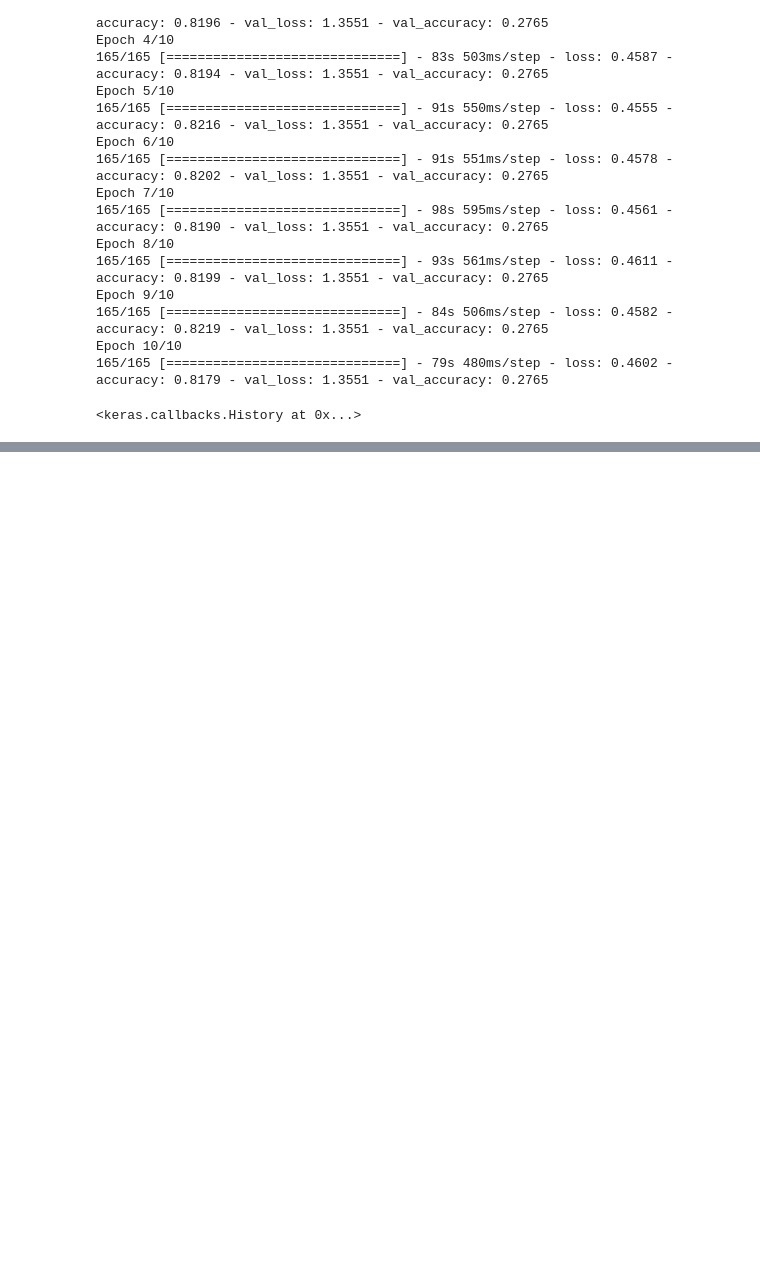
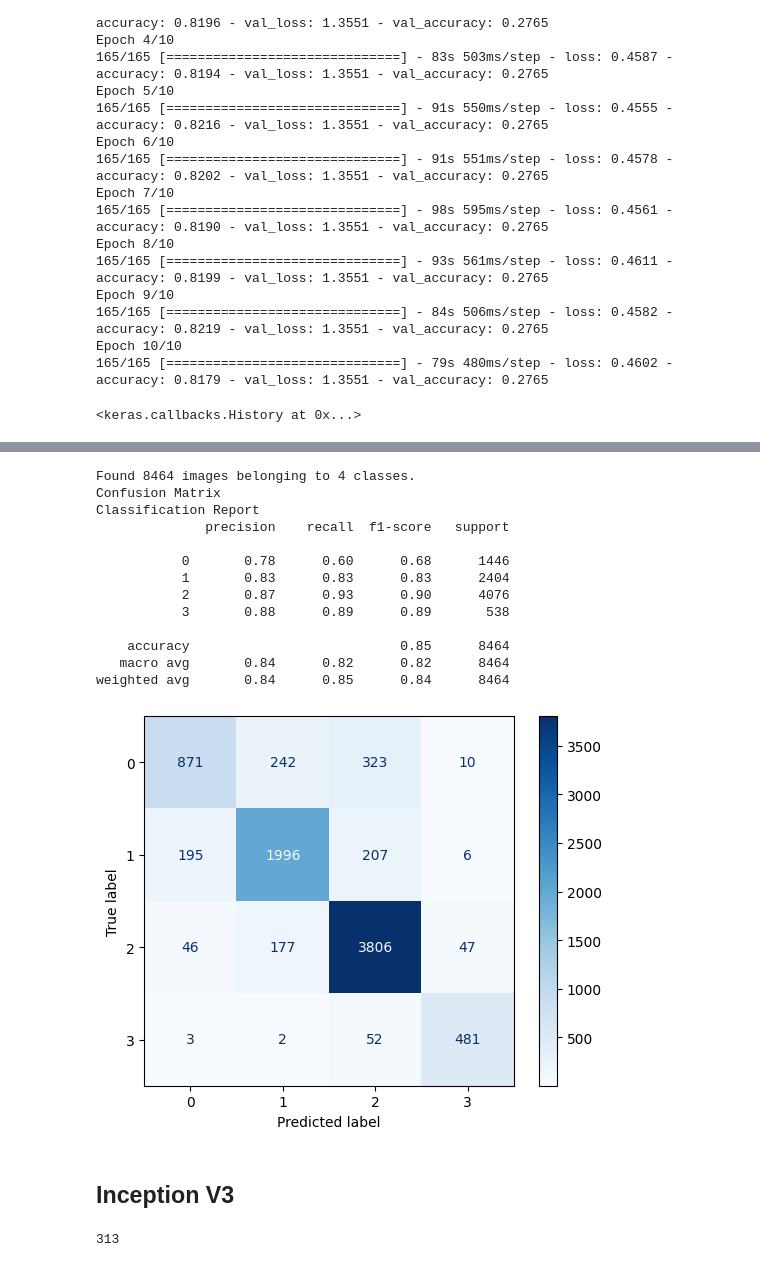
Before and after one commit to mmelkowski/radio_pulmo, a Jupyter notebook: notebooks/CHO_notebook_model_Keras.ipynb, the cells around one changed output, grey strips where cells are left out. Drawn from its saved outputs; the diff is of its cells as text; code cells hidden in the pictures; blank space fills up the shorter version.

```diff
--- a/notebooks/CHO_notebook_model_Keras.ipynb
+++ b/notebooks/CHO_notebook_model_Keras.ipynb
@@ -581,0 +774,44 @@ model.fit(train_dataset, # use augmented images for train
+# %%
+# On fait la matrice de confusion et le rapport de classification
+
+test_dataset = test_datagen.flow_from_directory(data_dir, batch_size = 64, class_mode= "categorical", target_size=(224,224), subset='validation', seed=42, shuffle=False)
+
+Y_pred = model.predict(test_dataset, test_dataset.n // batch_size+1)
+y_pred = np.argmax(Y_pred, axis=1)
+
+print('Confusion Matrix')
+cm = confusion_matrix(test_dataset.classes, y_pred)
+disp = ConfusionMatrixDisplay(cm)
+disp.plot(cmap='Blues')
+
+print('Classification Report')
+print(classification_report(test_dataset.classes, y_pred))
+# %% [output]
+Found 8464 images belonging to 4 classes.
+Confusion Matrix
+Classification Report
+              precision    recall  f1-score   support
+
+           0       0.78      0.60      0.68      1446
+           1       0.83      0.83      0.83      2404
+           2       0.87      0.93      0.90      4076
+           3       0.88      0.89      0.89       538
+
+    accuracy                           0.85      8464
+   macro avg       0.84      0.82      0.82      8464
+weighted avg       0.84      0.85      0.84      8464
+[figure, added]
+# %% [markdown]
+## Inception V3
+# %%
+from tensorflow.keras.applications.inception_v3 import InceptionV3
+from tensorflow.keras.applications.inception_v3 import preprocess_input, decode_predictions
+
+base_model = InceptionV3(weights='imagenet', include_top=True)
+
+#base_model.summary()
+
+
+len(base_model.layers)
+# %% [output]
+313
```
Also changed, not shown: parts of 21 cells of this notebook.
